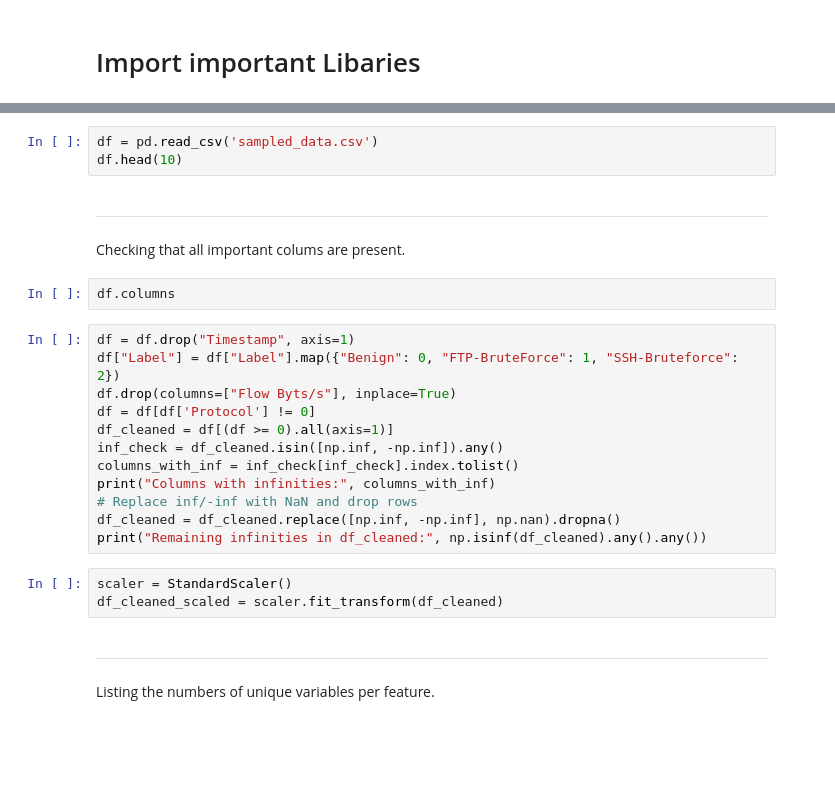
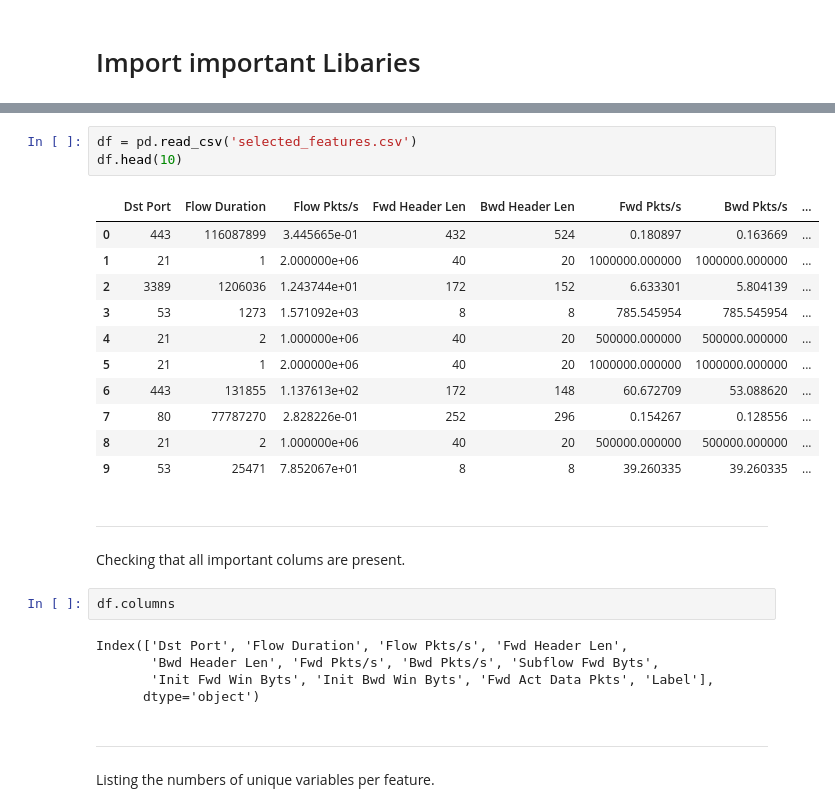
Before and after one commit to 09tani/Detection-and-Mitigation-of-DDOS-attacks-using-Deep-Neural-Network, a Jupyter notebook: DeepNeuralNetwork.ipynb, the cells around one changed output, grey strips where cells are left out. Cells and saved outputs as stored; diff of their text form; blank space fills up the shorter version.

```diff
--- a/DeepNeuralNetwork.ipynb
+++ b/DeepNeuralNetwork.ipynb
@@ -16,26 +19,28 @@ from tensorflow.keras.callbacks import EarlyStopping, ModelCheckpoint, ReduceLRO
 # %%
-df = pd.read_csv('sampled_data.csv')
+df = pd.read_csv('selected_features.csv')
 df.head(10)
+# %% [output]
+|  | Dst Port | Flow Duration | Flow Pkts/s | Fwd Header Len | Bwd Header Len | Fwd Pkts/s | Bwd Pkts/s | ... |
+| 0 | 443 | 116087899 | 3.445665e-01 | 432 | 524 | 0.180897 | 0.163669 | ... |
+| 1 | 21 | 1 | 2.000000e+06 | 40 | 20 | 1000000.000000 | 1000000.000000 | ... |
+| 2 | 3389 | 1206036 | 1.243744e+01 | 172 | 152 | 6.633301 | 5.804139 | ... |
+| 3 | 53 | 1273 | 1.571092e+03 | 8 | 8 | 785.545954 | 785.545954 | ... |
+| 4 | 21 | 2 | 1.000000e+06 | 40 | 20 | 500000.000000 | 500000.000000 | ... |
+| 5 | 21 | 1 | 2.000000e+06 | 40 | 20 | 1000000.000000 | 1000000.000000 | ... |
+| 6 | 443 | 131855 | 1.137613e+02 | 172 | 148 | 60.672709 | 53.088620 | ... |
+| 7 | 80 | 77787270 | 2.828226e-01 | 252 | 296 | 0.154267 | 0.128556 | ... |
+| 8 | 21 | 2 | 1.000000e+06 | 40 | 20 | 500000.000000 | 500000.000000 | ... |
+| 9 | 53 | 25471 | 7.852067e+01 | 8 | 8 | 39.260335 | 39.260335 | ... |
 # %% [markdown]
 ---
 Checking that all important colums are present.
 # %%
 df.columns
+# %% [output]
+Index(['Dst Port', 'Flow Duration', 'Flow Pkts/s', 'Fwd Header Len',
+       'Bwd Header Len', 'Fwd Pkts/s', 'Bwd Pkts/s', 'Subflow Fwd Byts',
+       'Init Fwd Win Byts', 'Init Bwd Win Byts', 'Fwd Act Data Pkts', 'Label'],
+      dtype='object')
-# %%
-df = df.drop("Timestamp", axis=1)
-df["Label"] = df["Label"].map({"Benign": 0, "FTP-BruteForce": 1, "SSH-Bruteforce": 2})
-df.drop(columns=["Flow Byts/s"], inplace=True)
-df = df[df['Protocol'] != 0]
-df_cleaned = df[(df >= 0).all(axis=1)]
-inf_check = df_cleaned.isin([np.inf, -np.inf]).any()
-columns_with_inf = inf_check[inf_check].index.tolist()
-print("Columns with infinities:", columns_with_inf)
-# Replace inf/-inf with NaN and drop rows
-df_cleaned = df_cleaned.replace([np.inf, -np.inf], np.nan).dropna()
-print("Remaining infinities in df_cleaned:", np.isinf(df_cleaned).any().any())
-# %%
-scaler = StandardScaler()
-df_cleaned_scaled = scaler.fit_transform(df_cleaned)
 # %% [markdown]
 ---
 Listing the numbers of unique variables per feature.
```
Also changed, not shown: parts of 13 cells of this notebook.
